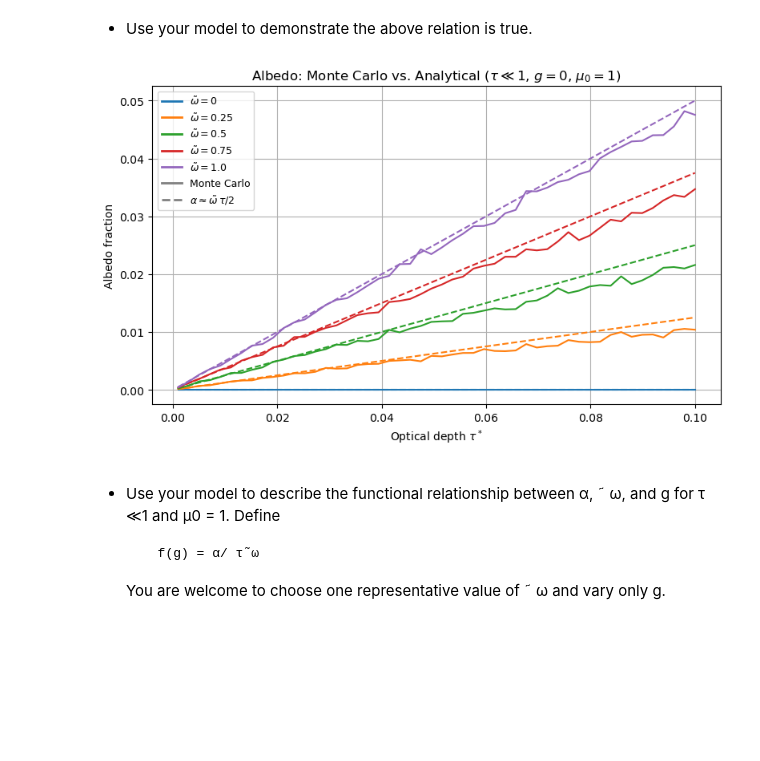
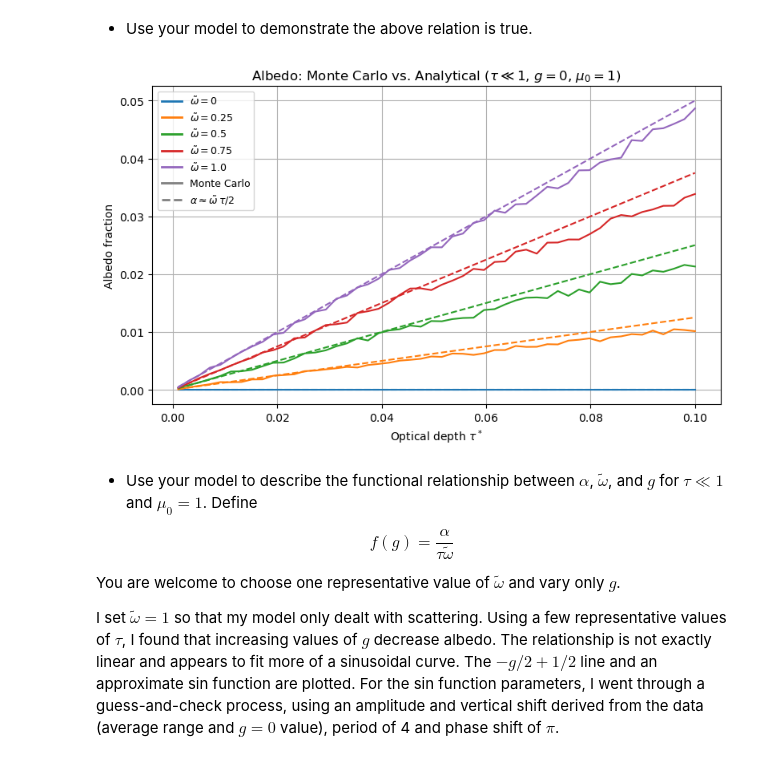
Before and after one commit to wwwtobin/sioc251_radiative_transfer, a Jupyter notebook: HW3_monte_carlo_scattering_PartI/scattering_model.ipynb, the cells around one changed output. Saved outputs shown, nothing was run; the diff lists cells and outputs as text; code cells hidden in the pictures; blank space fills up the shorter version.

```diff
--- a/HW3_monte_carlo_scattering_PartI/scattering_model.ipynb
+++ b/HW3_monte_carlo_scattering_PartI/scattering_model.ipynb
@@ -713,44 +906,61 @@ Text(0.5, 1.0, 'Extinction Fraction for g = -0.99 and tau = 0.2')
 # %%
 from matplotlib.lines import Line2D
 
 tau_arr = np.linspace(0.001, 0.1, 50)
-omegas  = [0, 0.25, 0.5, 0.75, 1.0]
-colors  = ['#1f77b4', '#ff7f0e', '#2ca02c', '#d62728', '#9467bd']
+omegas = [0, 0.25, 0.5, 0.75, 1.0]
+colors = ["#1f77b4", "#ff7f0e", "#2ca02c", "#d62728", "#9467bd"]
 
 fig, ax = plt.subplots(figsize=(8, 5))
 
 for omega, color in zip(omegas, colors):
     # Monte Carlo albedo
-    mc_alb = np.array([
-        monte_carlo_model(theta=0, w=omega, tau_star=tau, g=0, num_photons=num_photons)[2]
-        for tau in tau_arr
-    ]) / num_photons
+    mc_alb = (
+        np.array(
+            [
+                monte_carlo_model(
+                    theta=0, w=omega, tau_star=tau, g=0, num_photons=num_photons
+                )[2]
+                for tau in tau_arr
+            ]
+        )
+        / num_photons
+    )
 
-    ax.plot(tau_arr, mc_alb,            color=color, linewidth=1.5)
-    ax.plot(tau_arr, tau_arr * omega / 2, color=color, linewidth=1.5, linestyle='--')
+    ax.plot(tau_arr, mc_alb, color=color, linewidth=1.5)
+    ax.plot(tau_arr, tau_arr * omega / 2, color=color, linewidth=1.5, linestyle="--")
 
-ax.set_xlabel(r'Optical depth $\tau^*$')
-ax.set_ylabel('Albedo fraction')
-ax.set_title(r'Albedo: Monte Carlo vs. Analytical ($\tau \ll 1$, $g = 0$, $\mu_0 = 1$)')
+ax.set_xlabel(r"Optical depth $\tau^*$")
+ax.set_ylabel("Albedo fraction")
+ax.set_title(r"Albedo: Monte Carlo vs. Analytical ($\tau \ll 1$, $g = 0$, $\mu_0 = 1$)")
 ax.grid(True)
 
 color_handles = [
-    Line2D([0], [0], color=c, linewidth=2, label=fr'$\tilde{{\omega}} = {o}$')
+    Line2D([0], [0], color=c, linewidth=2, label=rf"$\tilde{{\omega}} = {o}$")
     for c, o in zip(colors, omegas)
 ]
 style_handles = [
-    Line2D([0], [0], color='grey', linewidth=2, linestyle='-',  label='Monte Carlo'),
-    Line2D([0], [0], color='grey', linewidth=2, linestyle='--', label=r'$\alpha \approx \tilde{\omega}\,\tau / 2$'),
+    Line2D([0], [0], color="grey", linewidth=2, linestyle="-", label="Monte Carlo"),
+    Line2D(
+        [0],
+        [0],
+        color="grey",
+        linewidth=2,
+        linestyle="--",
+        label=r"$\alpha \approx \tilde{\omega}\,\tau / 2$",
+    ),
 ]
 ax.legend(handles=color_handles + style_handles, fontsize=9)
 
 plt.tight_layout()
+plt.savefig("figures/albedo_mc_vs_analytical.png", dpi=150, bbox_inches="tight")
 plt.show()
 # %% [output]
-[figure, old version]
+[figure, new version]
 # %% [markdown]
-- Use your model to describe the functional relationship between α, ˜ ω, and g for τ ≪1 and µ0 = 1. Define
+- Use your model to describe the functional relationship between $\alpha$, $\tilde{\omega}$, and $g$ for $\tau \ll 1$ and $\mu_0 = 1$. Define
 
-        f(g) = α/ τ˜ω
+$$f(g) = \frac{\alpha}{\tau\tilde{\omega}}$$
 
-    You are welcome to choose one representative value of ˜ ω and vary only g.
+You are welcome to choose one representative value of $\tilde{\omega}$ and vary only $g$.
+
+I set $\tilde{\omega} = 1$ so that my model only dealt with scattering. Using a few representative values of $\tau$, I found that increasing values of $g$ decrease albedo. The relationship is not exactly linear and appears to fit more of a sinusoidal curve. The $-g/2 + 1/2$ line and an approximate sin function are plotted. For the sin function parameters, I went through a guess-and-check process, using an amplitude and vertical shift derived from the data (average range and $g = 0$ value), period of 4 and phase shift of $\pi$.
```
Also changed, not shown: parts of 35 cells of this notebook, 13 other files.
